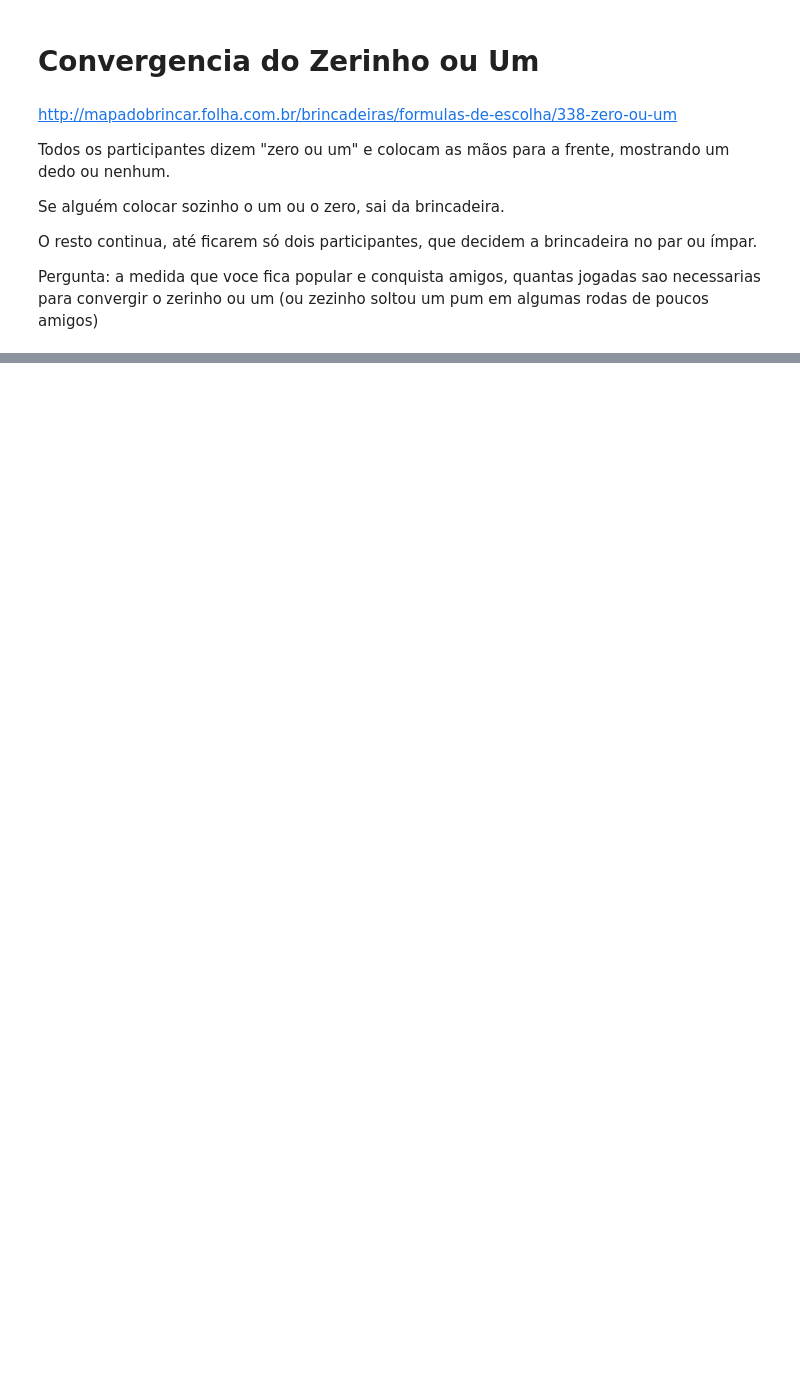
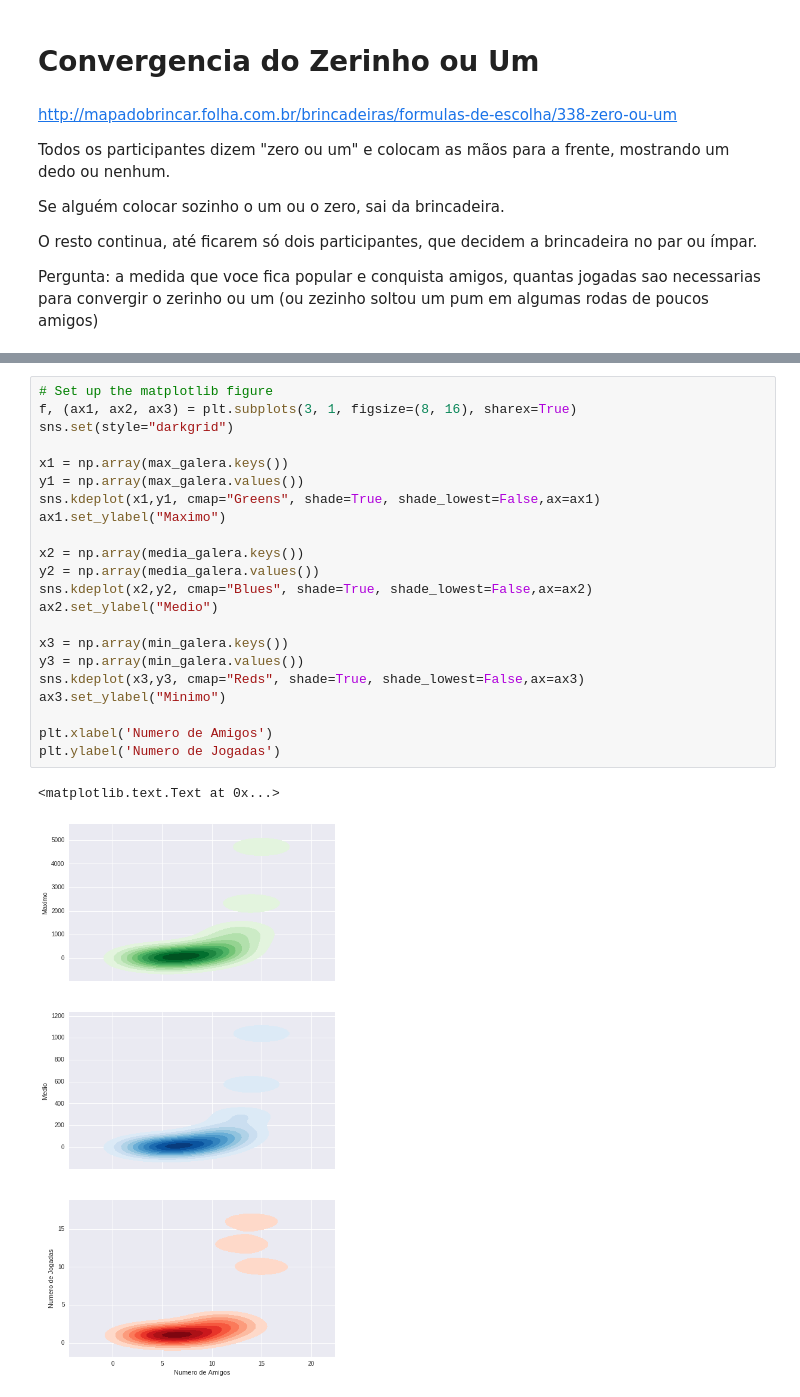
Before and after one commit to ricardogando/brincadeiras, a Jupyter notebook: zezinho.ipynb, the cells around one changed output, grey strips where cells are left out. Drawn from its saved outputs; the diff is of its cells as text; blank space fills up the shorter version.

```diff
--- a/zezinho.ipynb
+++ b/zezinho.ipynb
@@ -69,0 +134,25 @@ plt.ylabel('Numero de Jogadas')
+# %%
+# Set up the matplotlib figure
+f, (ax1, ax2, ax3) = plt.subplots(3, 1, figsize=(8, 16), sharex=True)
+sns.set(style="darkgrid")
+
+x1 = np.array(max_galera.keys())
+y1 = np.array(max_galera.values())
+sns.kdeplot(x1,y1, cmap="Greens", shade=True, shade_lowest=False,ax=ax1)
+ax1.set_ylabel("Maximo")
+
+x2 = np.array(media_galera.keys())
+y2 = np.array(media_galera.values())
+sns.kdeplot(x2,y2, cmap="Blues", shade=True, shade_lowest=False,ax=ax2)
+ax2.set_ylabel("Medio")
+
+x3 = np.array(min_galera.keys())
+y3 = np.array(min_galera.values())
+sns.kdeplot(x3,y3, cmap="Reds", shade=True, shade_lowest=False,ax=ax3)
+ax3.set_ylabel("Minimo")
+
+plt.xlabel('Numero de Amigos')
+plt.ylabel('Numero de Jogadas')
+# %% [output]
+<matplotlib.text.Text at 0x...>
+[figure, added]
```
Also changed, not shown: parts of 13 cells of this notebook.
